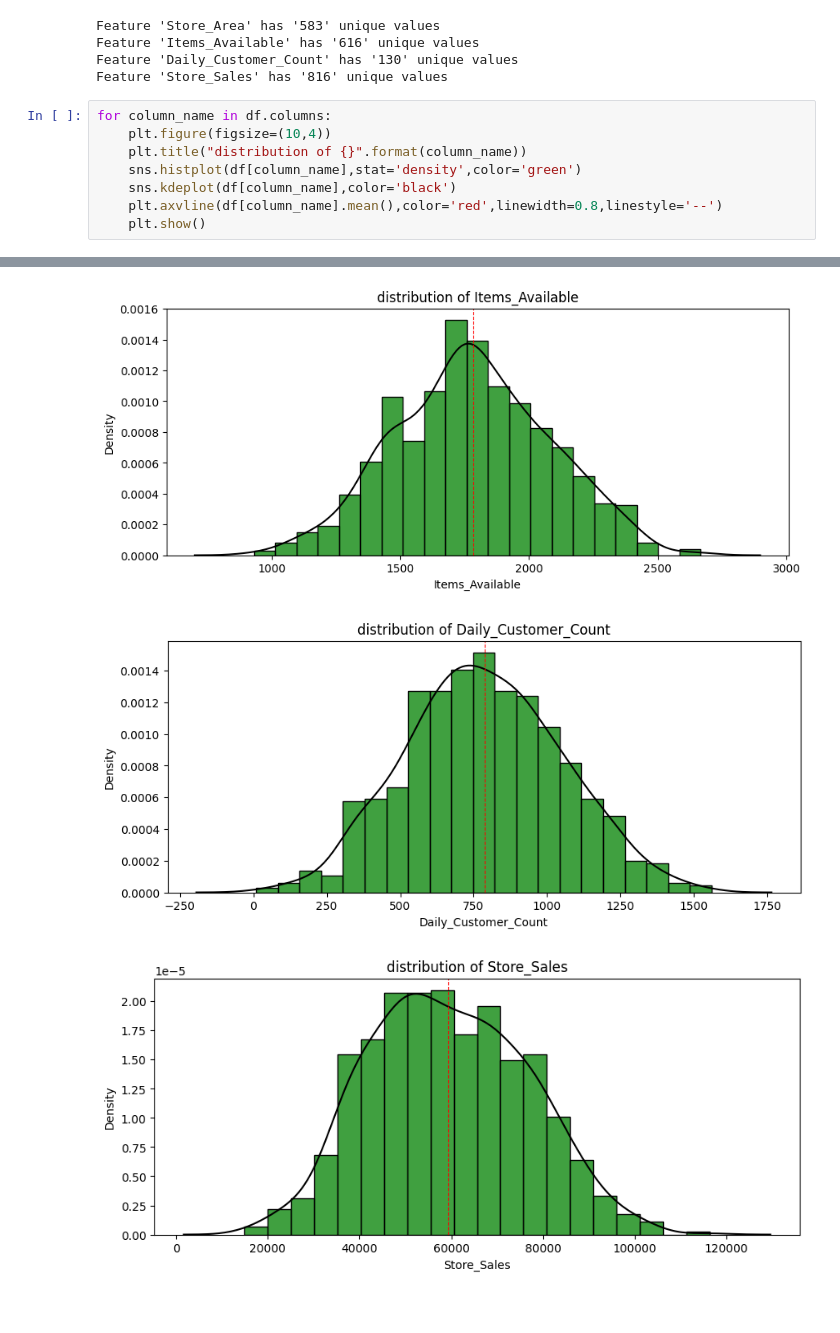
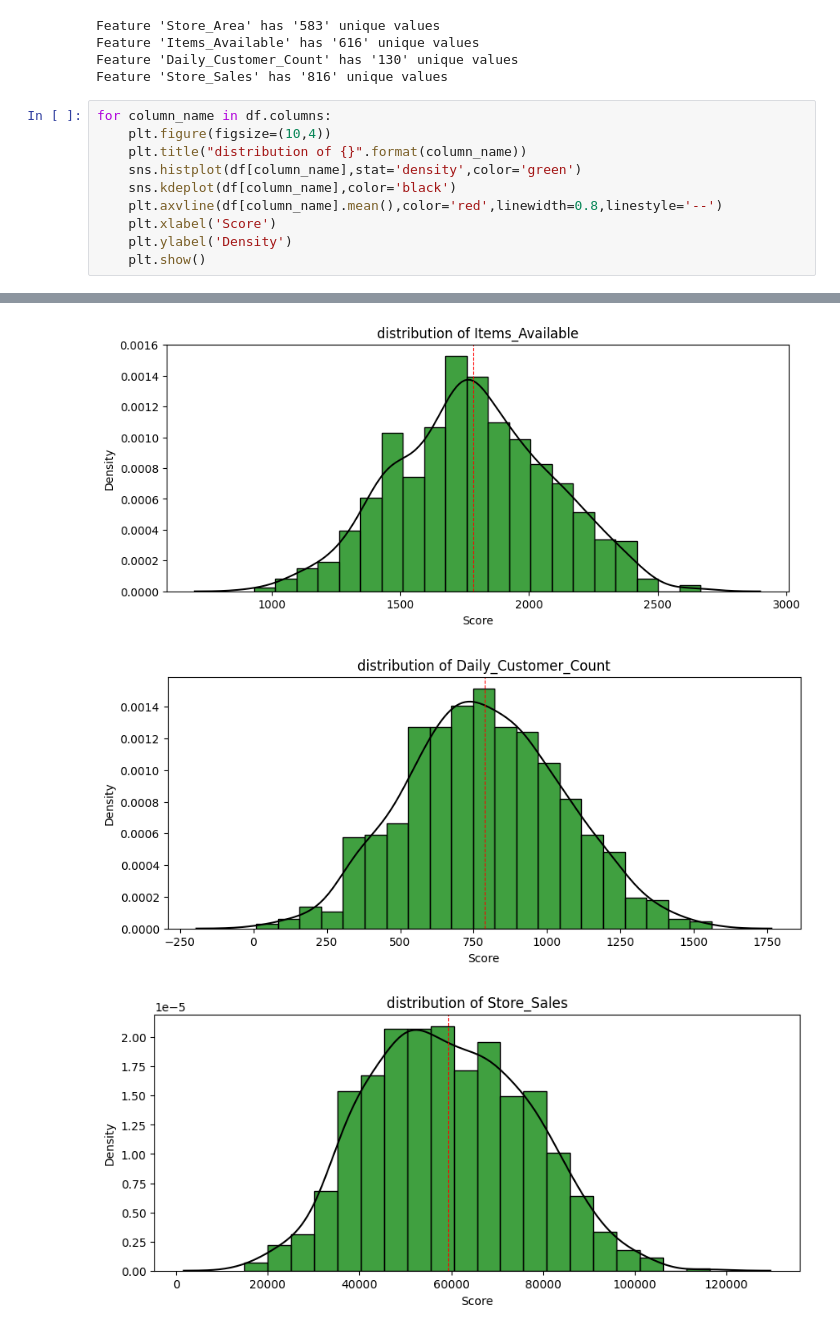
Before and after one commit to MohammedAnasKK/Mohammed-Anas-MBA, a Jupyter notebook: First Store Data Analysis.ipynb, the cells around one changed output, grey strips where cells are left out. Saved outputs shown, nothing was run; the diff lists cells and outputs as text.

```diff
--- a/First Store Data Analysis.ipynb
+++ b/First Store Data Analysis.ipynb
@@ -84,5 +85,7 @@ for column_name in df.columns:
     sns.histplot(df[column_name],stat='density',color='green')
     sns.kdeplot(df[column_name],color='black')
     plt.axvline(df[column_name].mean(),color='red',linewidth=0.8,linestyle='--')
+    plt.xlabel('Score')
+    plt.ylabel('Density')
     plt.show()
 # %% [output]
@@ -90,3 +93,3 @@ for column_name in df.columns:
-[figure, old version]
+[figure, new version]
-[figure, old version]
+[figure, new version]
-[figure, old version]
+[figure, new version]
```
Also changed, not shown: parts of 3 cells of this notebook.
